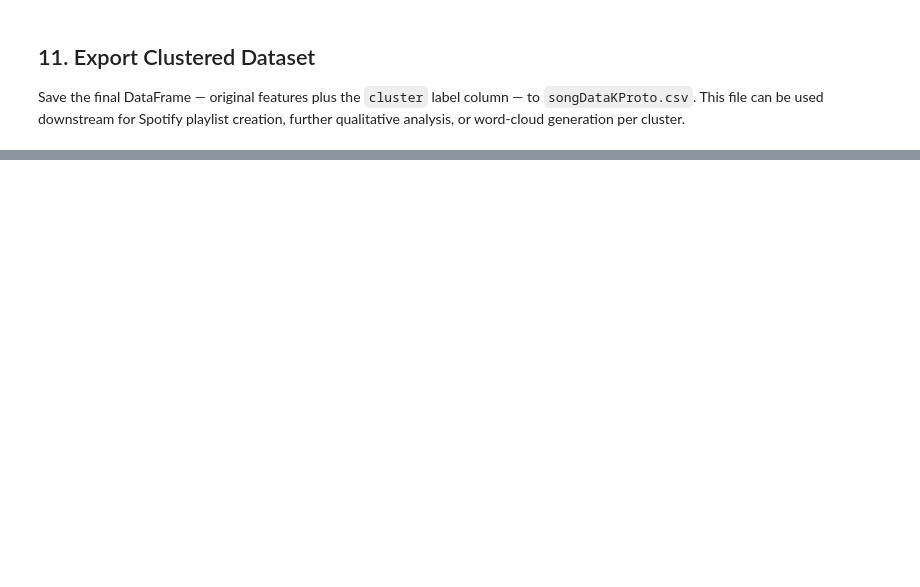
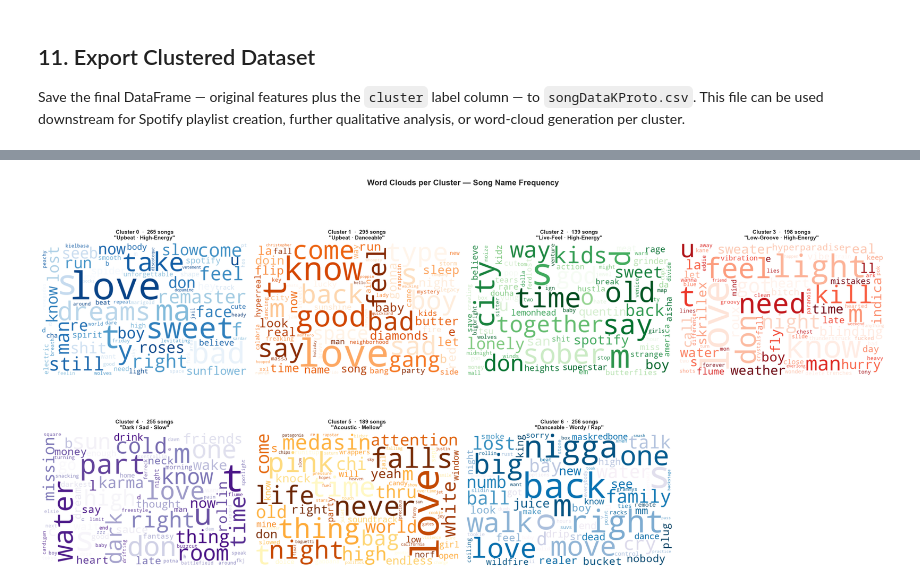
Before and after one commit to John3Baskerville/SpotifyClustering, a Jupyter notebook: Jupyter Notebooks/K-Prototype_Clustering.ipynb, the cells around one changed output, grey strips where cells are left out. Drawn from its saved outputs; the diff is of its cells as text; code cells hidden in the pictures; blank space fills up the shorter version.

```diff
--- a/Jupyter Notebooks/K-Prototype_Clustering.ipynb
+++ b/Jupyter Notebooks/K-Prototype_Clustering.ipynb
@@ -278,0 +478,8 @@ df.head(10)
+# %%
+# id, songName, and cluster are already in df — no re-preprocessing needed
+names_proc = df.copy()
+
+print(f'Shape : {names_proc.shape}')
+print(f'Columns with names: {[c for c in names_proc.columns if c in ["id","songName","cluster"]]}')
+print(f'\nCluster distribution:')
+print(names_proc['cluster'].value_counts().sort_index().to_string())
@@ -278,0 +507,83 @@ df.head(10)
+# %%
+import re
+
+try:
+    from wordcloud import WordCloud, STOPWORDS
+except ImportError:
+    subprocess.check_call([sys.executable, '-m', 'pip', 'install', 'wordcloud', '--quiet'])
+    from wordcloud import WordCloud, STOPWORDS
+
+try:
+    from better_profanity import profanity as _prof
+except ImportError:
+    subprocess.check_call([sys.executable, '-m', 'pip', 'install', 'better-profanity', '--quiet'])
+    from better_profanity import profanity as _prof
+_prof.load_censor_words()
+
+# One sequential colormap per cluster
+CLUSTER_CMAPS = ['Blues', 'Oranges', 'Greens', 'Reds',
+                 'Purples', 'YlOrBr', 'PuBu', 'RdPu']
+
+EXTRA_STOPS = {'feat', 'ft', 'remastered', 'remix', 'version', 'edit',
+               'radio', 'mix', 'extended', 'original', 'deluxe',
+               'bonus', 'live', 'single', 'album', 'instrumental'}
+ALL_STOPS   = STOPWORDS | EXTRA_STOPS
+
+# Strip parenthetical content and non-alphabetic characters,
+# then remove any word flagged as profanity
+_NOISE    = re.compile(r'\(.*?\)|\[.*?\]|\bfeat\.?\b.*|\bft\.?\b.*')
+_NONALPHA = re.compile(r'[^a-z\s]')
+
+def clean_name(name):
+    s = _NOISE.sub('', str(name).lower())
+    s = _NONALPHA.sub(' ', s)
+    words = [w for w in s.split() if not _prof.contains_profanity(w)]
+    return ' '.join(words)
+
+n_cols = 4
+n_rows = (N_CLUSTERS + n_cols - 1) // n_cols
+fig, axes = plt.subplots(n_rows, n_cols, figsize=(24, n_rows * 6))
+axes = axes.flatten()
+
+for cid in sorted(names_proc['cluster'].unique()):
+    ax    = axes[cid]
+    songs = names_proc.loc[names_proc['cluster'] == cid, 'songName'].dropna()
+    text  = ' '.join(songs.apply(clean_name).tolist())
+
+    if not text.strip():
+        ax.text(0.5, 0.5, 'No song names available',
+                ha='center', va='center', fontsize=12)
+        ax.axis('off')
+        continue
+
+    wc = WordCloud(
+        width=700, height=450,
+        background_color='white',
+        colormap=CLUSTER_CMAPS[cid % len(CLUSTER_CMAPS)],
+        max_words=80,
+        stopwords=ALL_STOPS,
+        collocations=False,
+        min_font_size=9,
+        max_font_size=130,
+        prefer_horizontal=0.85
+    ).generate(text)
+
+    ax.imshow(wc, interpolation='bilinear')
+    ax.axis('off')
+    theme = FINAL_THEMES.get(cid, f'Cluster {cid}')
+    ax.set_title(
+        f'Cluster {cid}  ·  {len(songs):,} songs\n"{theme}"',
+        fontsize=11, fontweight='bold', pad=8
+    )
+
+for j in range(N_CLUSTERS, len(axes)):
+    axes[j].set_visible(False)
+
+fig.suptitle('Word Clouds per Cluster — Song Name Frequency',
+             fontsize=16, fontweight='bold', y=1.01)
+plt.tight_layout()
+plt.savefig('../data_files/word_clouds.png', dpi=150, bbox_inches='tight')
+plt.show()
+print('Word clouds saved to: ../data_files/word_clouds.png')
+# %% [output]
+[figure, added]
```
Also changed, not shown: parts of 21 cells of this notebook, 16 other files.
